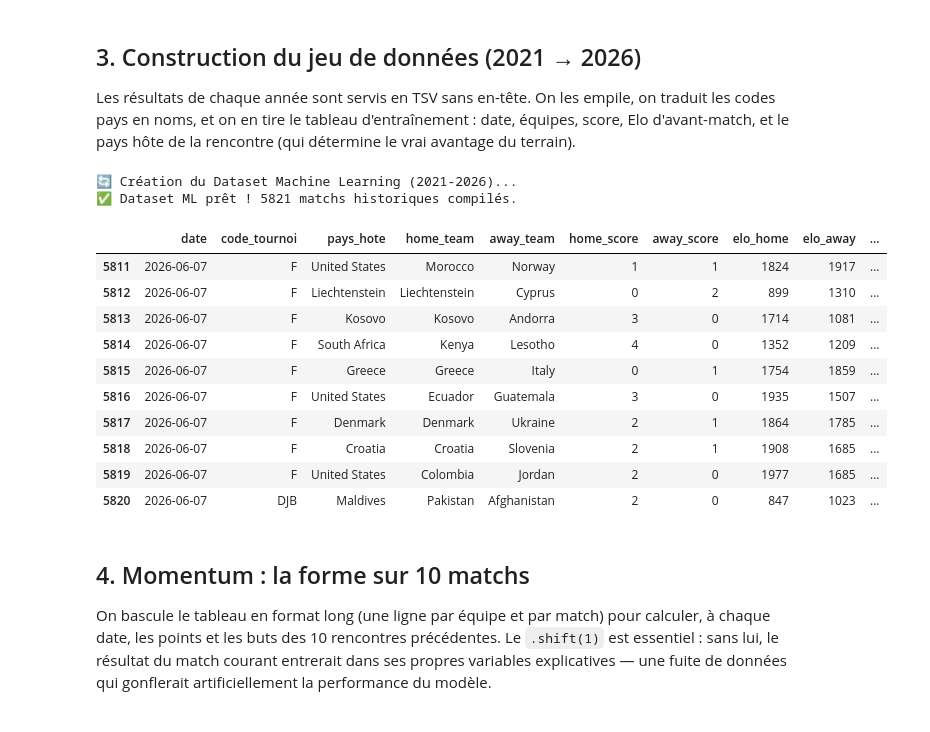
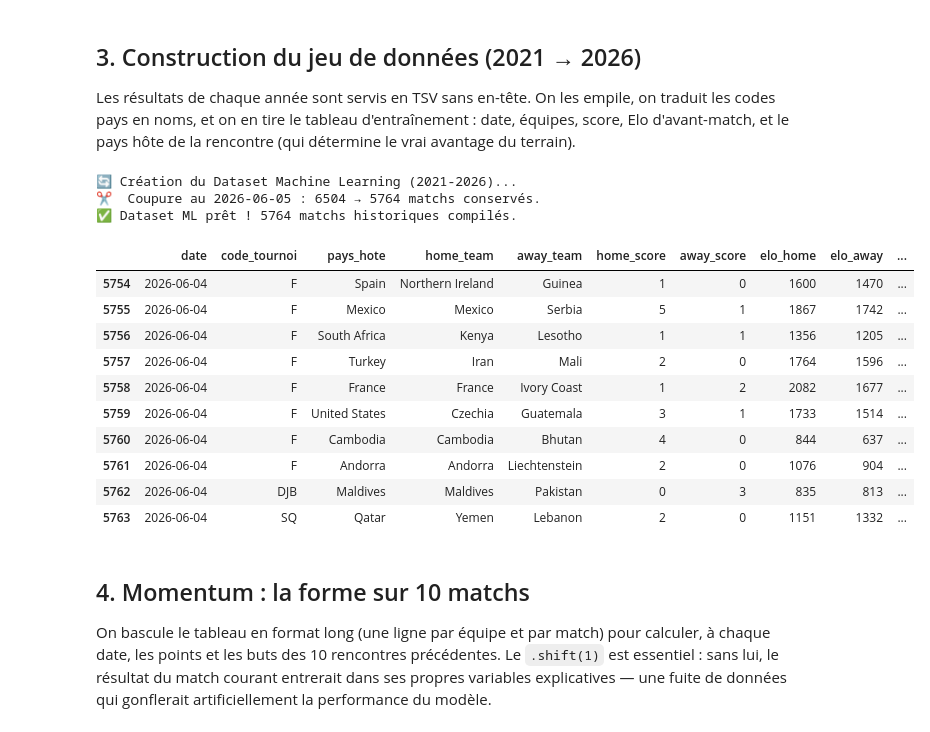
Before and after one commit to sei22/worldcup-2026-predictor, a Jupyter notebook: worldcup_2026_model.ipynb, the cells around one changed output. Saved outputs shown, nothing was run; the diff lists cells and outputs as text; code cells hidden in the pictures.

Commit message:
feat: freeze dataset at 2026-06-05 and fix the random seed for reproducibility; add post-tournament retrospective

```diff
--- a/worldcup_2026_model.ipynb
+++ b/worldcup_2026_model.ipynb
@@ -50,4 +51,15 @@ URL_TEMPERATURES = 'https://ourworldindata.org/grapher/average-annual-surface-te
 FENETRE_MOMENTUM = 10   # nombre de matchs pris en compte pour la forme récente
 NB_SIMULATIONS = 1000   # nombre d'univers Monte-Carlo
 
-print('✅ Environnement prêt.')
+# Le modèle prédit la Coupe du Monde 2026 : il ne doit donc rien savoir des matchs
+# joués pendant ou après le tournoi. On fige le jeu de données à la veille du coup
+# d'envoi. Commenter cette ligne (DATE_CUTOFF = None) pour repasser en mode « live ».
+DATE_CUTOFF = '2026-06-05'
+
+# Graine fixe : sans elle, 1 000 simulations de Monte-Carlo donnent des chiffres
+# légèrement différents à chaque exécution.
+SEED = 42
+np.random.seed(SEED)
+random.seed(SEED)
+
+print(f"✅ Environnement prêt. Données figées au {DATE_CUTOFF}, graine {SEED}.")
@@ -160,46 +174,53 @@ df_ml = matchs_traduits[colonnes_finales].copy()
 # Suppression des matchs non joués (futurs)
 df_ml = df_ml.dropna(subset=['home_score', 'away_score']).copy()
 
+# --- Coupure temporelle : aucun match postérieur au tournoi n'entre dans l'entraînement ---
+if DATE_CUTOFF is not None:
+    avant = len(df_ml)
+    df_ml = df_ml[df_ml['date'] < DATE_CUTOFF].copy()
+    print(f"✂️  Coupure au {DATE_CUTOFF} : {avant} → {len(df_ml)} matchs conservés.")
+
 # --- 7. CRÉATION DES VARIABLES PRÉDICTIVES (FEATURES & TARGET) ---
 
 # A. Les "Features" (Ce que l'IA va regarder pour deviner)
 df_ml['diff_elo'] = df_ml['elo_home'] - df_ml['elo_away']
 df_ml['diff_rang'] = df_ml['rang_mondial_home'] - df_ml['rang_mondial_away']
 
 # On détermine si l'équipe à domicile joue vraiment sur son terrain (1 = Oui, 0 = Non/Neutre)
 df_ml['vrai_domicile'] = (df_ml['home_team'] == df_ml['pays_hote']).astype(int)
 
 # B. La "Target" (Ce que l'IA doit apprendre à deviner)
 # 1 = Victoire Domicile, 0 = Match Nul, 2 = Victoire Extérieur
 def determiner_resultat(row):
     if row['home_score'] > row['away_score']: return 1
     elif row['home_score'] == row['away_score']: return 0
     else: return 2
 
 df_ml['elo_home'] = df_ml['elo_home'] - df_ml['variation_elo_home']
 df_ml['elo_away'] = df_ml['elo_away'] - (-df_ml['variation_elo_home']) # Assure-toi que c'est bien la colonne de variation de points !
 
 # Et on calcule la différence sur le VRAI niveau avant le coup de sifflet
 df_ml['diff_elo'] = df_ml['elo_home'] - df_ml['elo_away']
 
 df_ml['resultat_match'] = df_ml.apply(determiner_resultat, axis=1)
 
 print(f"✅ Dataset ML prêt ! {len(df_ml)} matchs historiques compilés.")
 display(df_ml.tail(10)) # On affiche les derniers matchs joués
 # %% [output]
 🔄 Création du Dataset Machine Learning (2021-2026)...
-✅ Dataset ML prêt ! 5821 matchs historiques compilés.
+✂️  Coupure au 2026-06-05 : 6504 → 5764 matchs conservés.
+✅ Dataset ML prêt ! 5764 matchs historiques compilés.
 |  | date | code_tournoi | pays_hote | home_team | away_team | home_score | away_score | elo_home | elo_away | ... |
-| 5811 | 2026-06-07 | F | United States | Morocco | Norway | 1 | 1 | 1824 | 1917 | ... |
-| 5812 | 2026-06-07 | F | Liechtenstein | Liechtenstein | Cyprus | 0 | 2 | 899 | 1310 | ... |
-| 5813 | 2026-06-07 | F | Kosovo | Kosovo | Andorra | 3 | 0 | 1714 | 1081 | ... |
-| 5814 | 2026-06-07 | F | South Africa | Kenya | Lesotho | 4 | 0 | 1352 | 1209 | ... |
-| 5815 | 2026-06-07 | F | Greece | Greece | Italy | 0 | 1 | 1754 | 1859 | ... |
-| 5816 | 2026-06-07 | F | United States | Ecuador | Guatemala | 3 | 0 | 1935 | 1507 | ... |
-| 5817 | 2026-06-07 | F | Denmark | Denmark | Ukraine | 2 | 1 | 1864 | 1785 | ... |
-| 5818 | 2026-06-07 | F | Croatia | Croatia | Slovenia | 2 | 1 | 1908 | 1685 | ... |
-| 5819 | 2026-06-07 | F | United States | Colombia | Jordan | 2 | 0 | 1977 | 1685 | ... |
-| 5820 | 2026-06-07 | DJB | Maldives | Pakistan | Afghanistan | 2 | 0 | 847 | 1023 | ... |
+| 5754 | 2026-06-04 | F | Spain | Northern Ireland | Guinea | 1 | 0 | 1600 | 1470 | ... |
+| 5755 | 2026-06-04 | F | Mexico | Mexico | Serbia | 5 | 1 | 1867 | 1742 | ... |
+| 5756 | 2026-06-04 | F | South Africa | Kenya | Lesotho | 1 | 1 | 1356 | 1205 | ... |
+| 5757 | 2026-06-04 | F | Turkey | Iran | Mali | 2 | 0 | 1764 | 1596 | ... |
+| 5758 | 2026-06-04 | F | France | France | Ivory Coast | 1 | 2 | 2082 | 1677 | ... |
+| 5759 | 2026-06-04 | F | United States | Czechia | Guatemala | 3 | 1 | 1733 | 1514 | ... |
+| 5760 | 2026-06-04 | F | Cambodia | Cambodia | Bhutan | 4 | 0 | 844 | 637 | ... |
+| 5761 | 2026-06-04 | F | Andorra | Andorra | Liechtenstein | 2 | 0 | 1076 | 904 | ... |
+| 5762 | 2026-06-04 | DJB | Maldives | Maldives | Pakistan | 0 | 3 | 835 | 813 | ... |
+| 5763 | 2026-06-04 | SQ | Qatar | Yemen | Lebanon | 2 | 0 | 1151 | 1332 | ... |
 # %% [markdown]
 ## 4. Momentum : la forme sur 10 matchs
 
```
Also changed, not shown: parts of 18 cells of this notebook, 1 other file.
